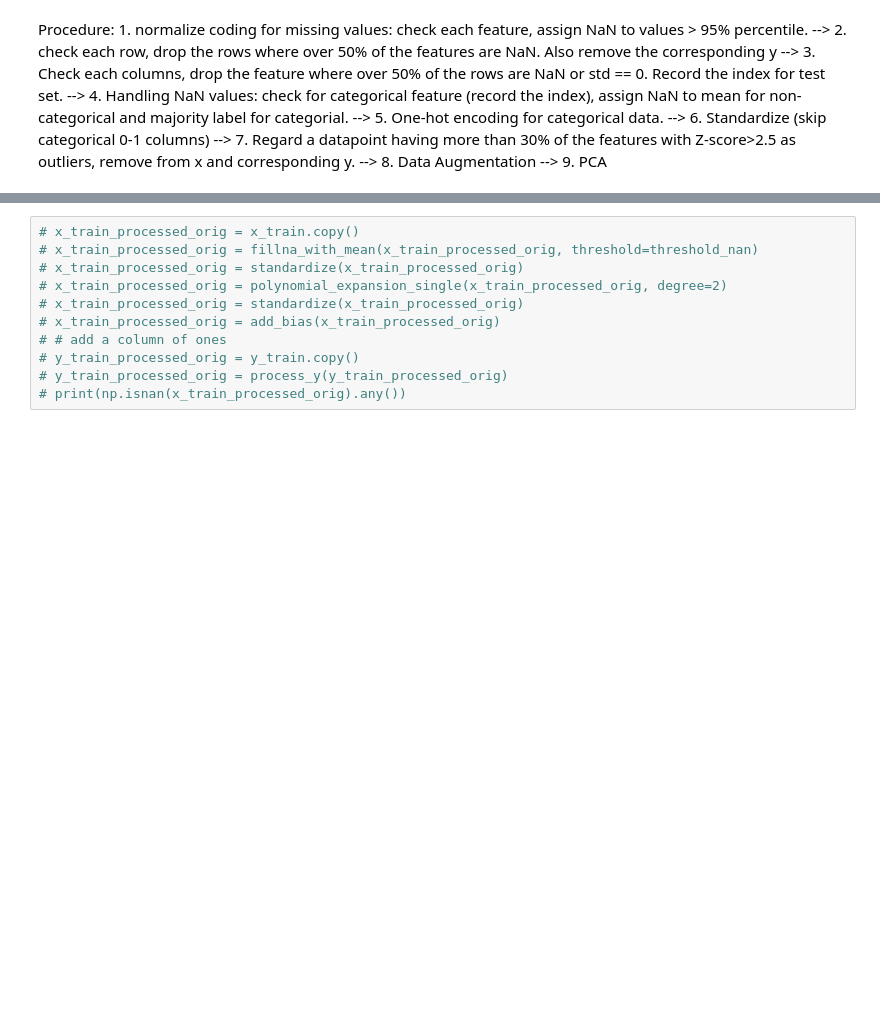
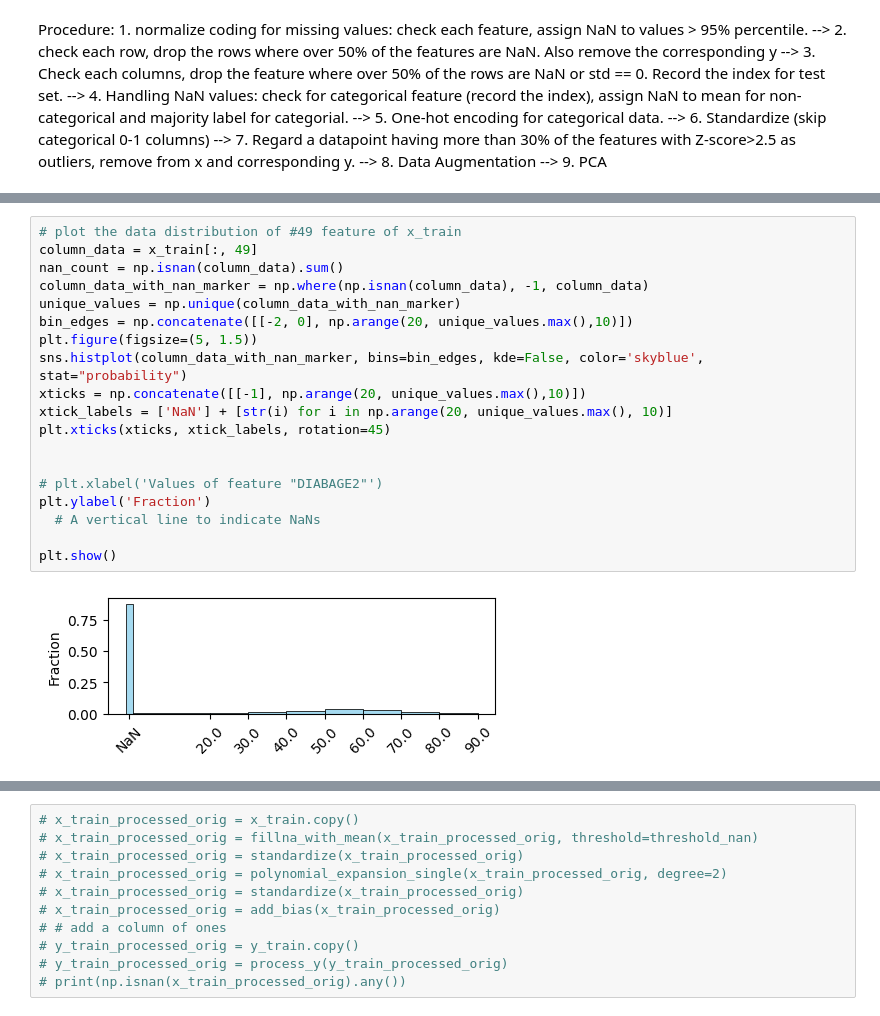
Before and after one commit to Ivonne320/ML_proj, a Jupyter notebook: project1/data_glance.ipynb, the cells around one changed output, grey strips where cells are left out. Saved outputs shown, nothing was run; the diff lists cells and outputs as text; blank space fills up the shorter version.

```diff
--- a/project1/data_glance.ipynb
+++ b/project1/data_glance.ipynb
@@ -63,0 +130,21 @@ x_train_processed.shape
+# %%
+# plot the data distribution of #49 feature of x_train
+column_data = x_train[:, 49]
+nan_count = np.isnan(column_data).sum()
+column_data_with_nan_marker = np.where(np.isnan(column_data), -1, column_data)
+unique_values = np.unique(column_data_with_nan_marker)
+bin_edges = np.concatenate([[-2, 0], np.arange(20, unique_values.max(),10)])
+plt.figure(figsize=(5, 1.5))
+sns.histplot(column_data_with_nan_marker, bins=bin_edges, kde=False, color='skyblue', stat="probability")
+xticks = np.concatenate([[-1], np.arange(20, unique_values.max(),10)])
+xtick_labels = ['NaN'] + [str(i) for i in np.arange(20, unique_values.max(), 10)]
+plt.xticks(xticks, xtick_labels, rotation=45)
+
+
+# plt.xlabel('Values of feature "DIABAGE2"')
+plt.ylabel('Fraction')
+  # A vertical line to indicate NaNs
+
+plt.show()
+# %% [output]
+[figure, added]
```
Also changed, not shown: parts of 52 cells of this notebook.
